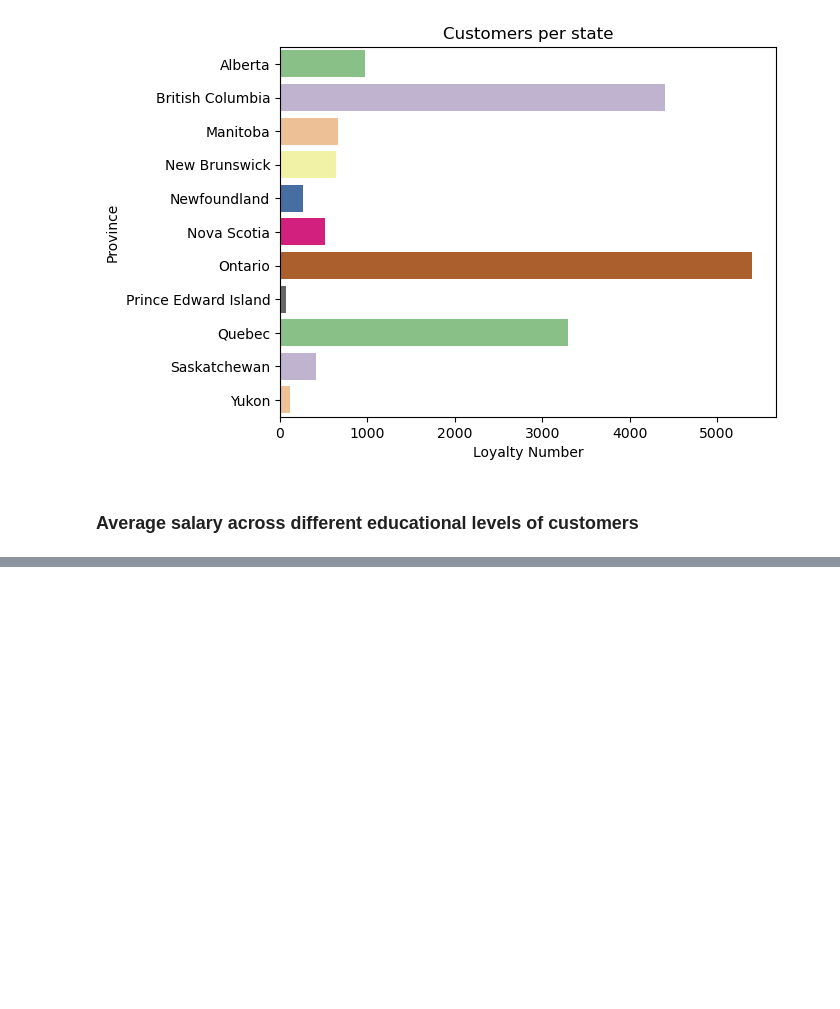
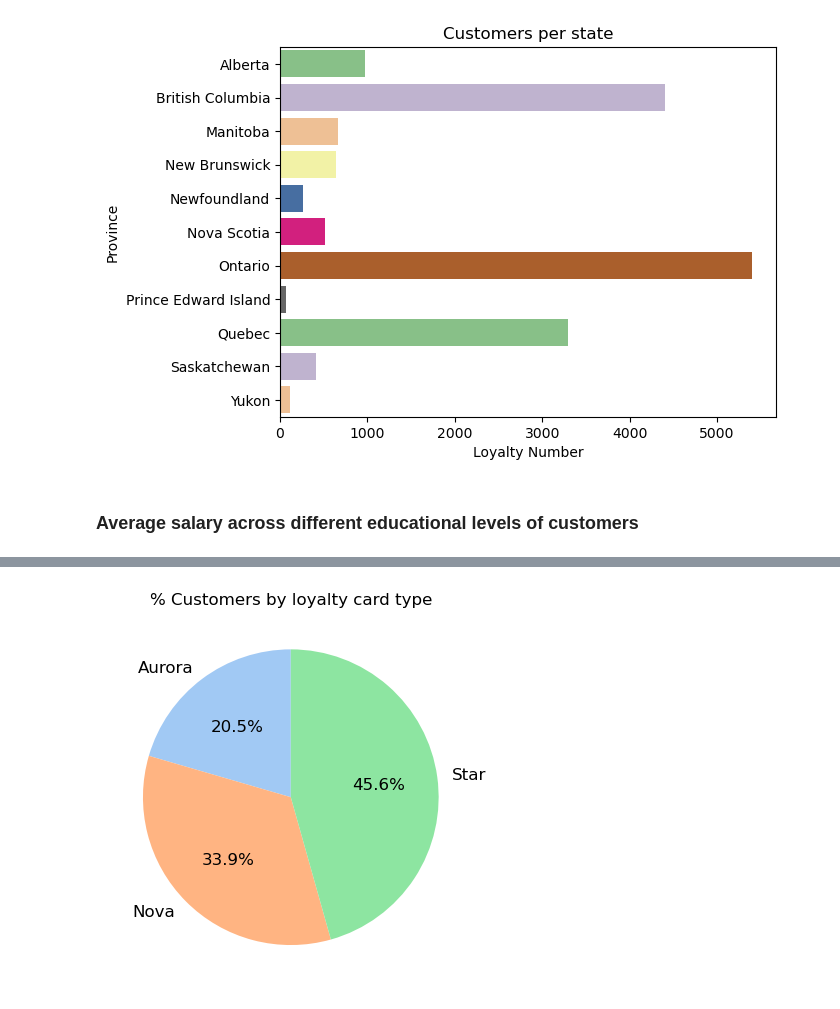
Before and after one commit to Adalab/bda-modulo-3-evaluacion-final-marianela-gomez, a Jupyter notebook: notebooks/analysis.ipynb, the cells around one changed output, grey strips where cells are left out. Cells and saved outputs as stored; diff of their text form; code cells hidden in the pictures; blank space fills up the shorter version.

```diff
--- a/notebooks/analysis.ipynb
+++ b/notebooks/analysis.ipynb
@@ -110,0 +138,17 @@ plt.title('Customers per state');
+# %%
+cards = df_loyalty.groupby('Loyalty Card')['Loyalty Number'].nunique().reset_index()
+# %%
+colors_list = sns.color_palette("pastel", 3)
+
+
+# creamos el gráfico basándonos en el DataFrame que hemos creado en el paso anterior
+plt.pie('Loyalty Number', labels= 'Loyalty Card',
+        data = cards,
+        autopct=  '%1.1f%%',
+        colors = colors_list,
+        textprops={'fontsize': 12},
+        startangle=90)
+
+plt.title('% Customers by loyalty card type');
+# %% [output]
+[figure, added]
```
Also changed, not shown: parts of 7 cells of this notebook, 2 other files.
